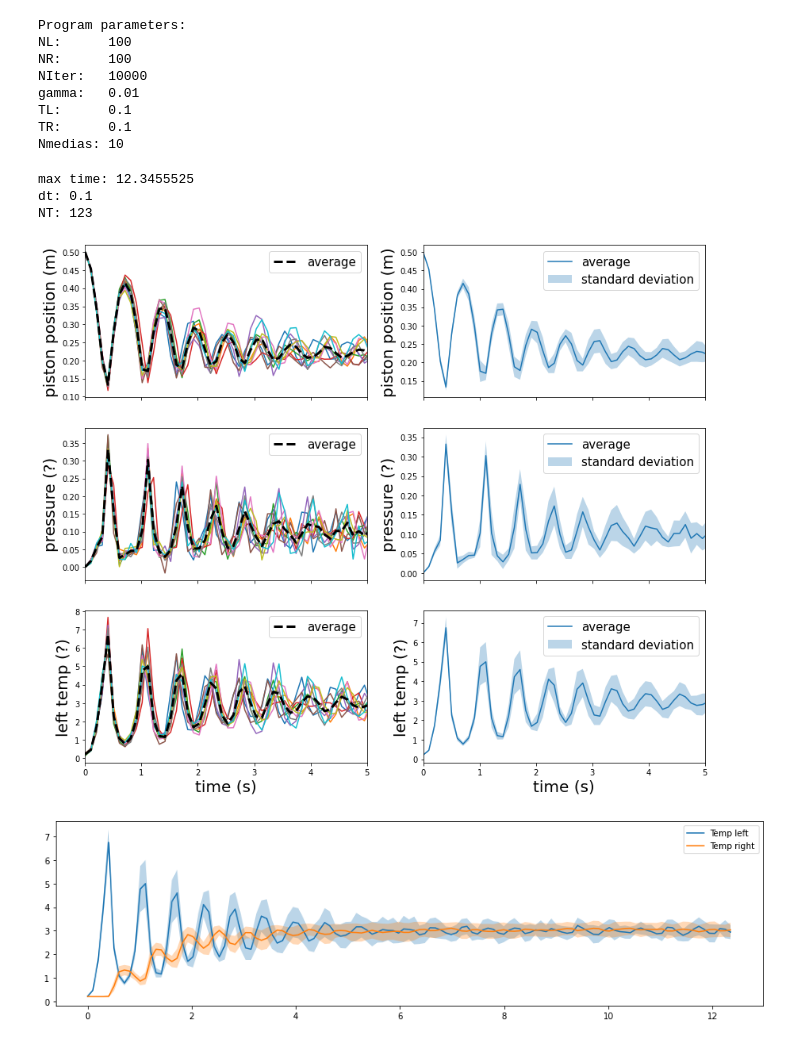
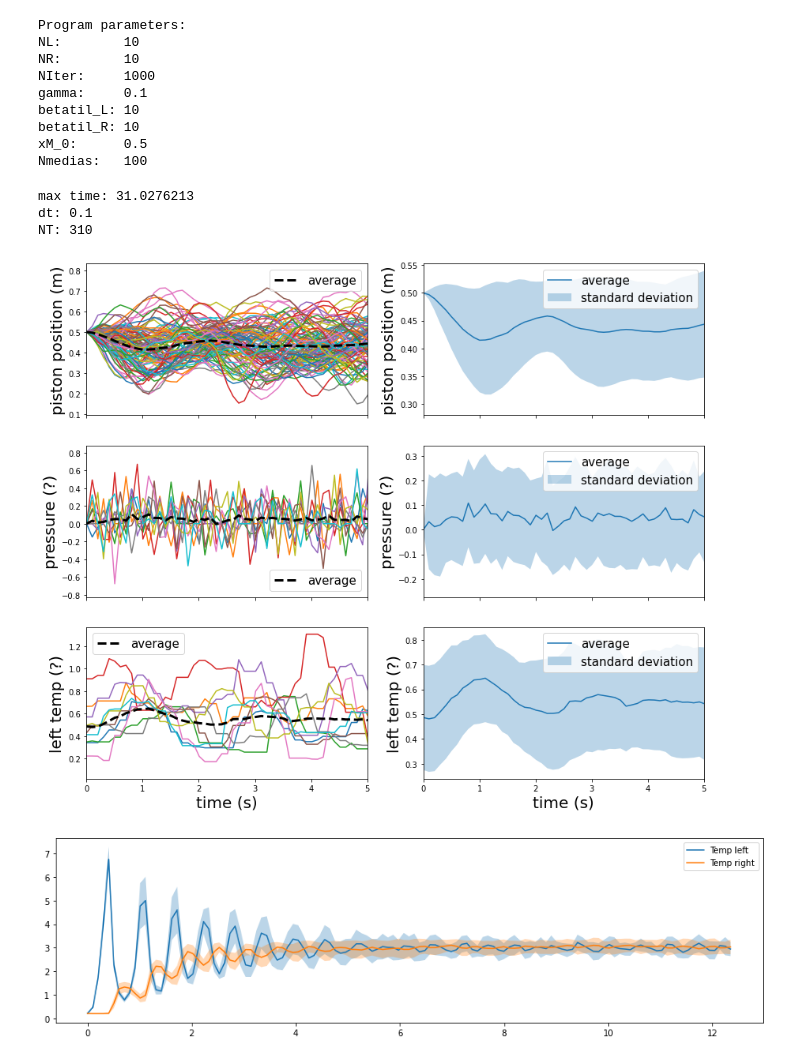
Before and after one commit to bgamboap/particles-piston, a Jupyter notebook: process.ipynb, the cells around one changed output. Drawn from its saved outputs; the diff is of its cells as text; code cells hidden in the pictures.

Commit message:
initial positions

```diff
--- a/process.ipynb
+++ b/process.ipynb
@@ -8,11 +8,11 @@ import uniformize
 # %%
 # Utility functions
 
-def run(NL, NR, NIter, gamma, TL, TR, log, NMed):
+def run(NL, NR, NIter, gamma, betat_L, betat_R, xM_0, log, NMed):
 
-    command = "src/piston {0} {1} {2} {3} {4} {5} {6}".format(NL, NR, NIter, gamma, TL, TR, NMed)
+    command = "src/piston {0} {1} {2} {3} {4} {5} {6} {7}".format(NL, NR, NIter, gamma, betat_L, betat_R, xM_0, NMed)
     if(log == True):
-        command = "src/pistonlog {0} {1} {2} {3} {4} {5} {6}".format(NL, NR, NIter, gamma,TL, TR, NMed)
+        command = "src/pistonlog {0} {1} {2} {3} {4} {5} {6} {7}".format(NL, NR, NIter, gamma, betat_L, betat_R, xM_0, NMed)
 
     p = subprocess.Popen(command, shell=True, stdout=subprocess.PIPE, stderr=subprocess.STDOUT)
     a = p.stdout.readlines()
@@ -25,28 +25,30 @@ def run(NL, NR, NIter, gamma, TL, TR, log, NMed):
     return a, observable, logdata
 # %%
 # Run the program
-NL    = 100   # Number of particles in the left
-NR    = 100   # Number of particles in the right
-NIter = 10000 # Number of iterations
-gamma = 0.01  # Mass of one particle divided by the mass of the piston
-TR    = 0.1   # Initial temperature of the left gas
-TL    = 0.1   # Initial temperature of the right gast
-NMED  = 10   # Number of averages
+NL      = 10   # Number of particles in the left
+NR      = 10   # Number of particles in the right
+NIter   = 1000 # Number of iterations
+gamma   = 0.1  # Mass of one particle divided by the mass of the piston
+betat_R = 10   # Initial temperature of the left gas
+betat_L = 10   # Initial temperature of the right gast
+xM_0    = 0.5
+NMED    = 100   # Number of averages
 
 N = NL + NR # Total number of particles
 
-output, obs, logdata = run(NL, NR, NIter, gamma, TL, TR, False, NMED)
+output, obs, logdata = run(NL, NR, NIter, gamma, betat_L, betat_R, xM_0, False, NMED)
 for i in output:
     print(i.decode('utf-8'),end="")
 # %% [output]
 Program parameters:
-NL:      100
-NR:      100
-NIter:   10000
-gamma:   0.01
-TL:      0.1
-TR:      0.1
-Nmedias: 10
+NL:        10
+NR:        10
+NIter:     1000
+gamma:     0.1
+betatil_L: 10
+betatil_R: 10
+xM_0:      0.5
+Nmedias:   100
 # %%
 # Find the smallest last time and create uniform time array
 smallest_maxt = min([i[-1,0] for i in obs])
@@ -78,16 +80,16 @@ for i in range(NMED):
     dev += (uniforms[i] - av)**2/NMED
 dev = np.sqrt(dev)
 # %% [output]
-max time: 12.3455525
+max time: 31.0276213
 dt: 0.1
-NT: 123
+NT: 310
 # %%
 fig, axs = plt.subplots(3,2,sharex=True)
 fig.set_figheight(12)
 fig.set_figwidth(14)
 
 # Plot some of the graphs
-for i in range(10):
+for i in range(100):
     axs[0,0].plot(uniforms[i][:,0], uniforms[i][:,1])
 axs[0,0].plot(av[:,0], av[:,1], 'k--', linewidth=3, label = "average")
 axs[0,0].set_xlim(0,5)
@@ -116,34 +118,34 @@ axs[1,0].legend(fontsize=15)
 
 # Plot the average and the standard deviation of the piston pressure
 axs[1,1].fill_between(av[:,0], av[:,4]-dev[:,4], av[:,4]+dev[:,4],alpha=0.3, label="standard deviation")
 axs[1,1].plot(av[:,0], av[:,4], label = "average")
 #axs[1,1].set_xlabel("time (s)", fontsize=20)
 axs[1,1].set_ylabel("pressure (?)", fontsize=20)
 axs[1,1].legend(fontsize=15)
 
 
 
 
 # Temperature
 for i in range(10):
     axs[2,0].plot(uniforms[i][:,0], uniforms[i][:,2])
 axs[2,0].plot(av[:,0], av[:,2], 'k--',  linewidth=3, label = "average")
 axs[2,0].set_xlim(0,5)
 axs[2,0].set_xlabel("time (s)", fontsize=20)
 axs[2,0].set_ylabel("left temp (?)", fontsize=20)
 axs[2,0].legend(fontsize=15)
 
 # Plot the average and the standard deviation of the piston pressure
 axs[2,1].fill_between(av[:,0], av[:,2]-dev[:,2], av[:,2]+dev[:,2],alpha=0.3, label="standard deviation")
 axs[2,1].plot(av[:,0], av[:,2], label = "average")
 axs[2,1].set_xlabel("time (s)", fontsize=20)
 axs[2,1].set_ylabel("left temp (?)", fontsize=20)
 axs[2,1].legend(fontsize=15)
 
 
 plt.show()
 # %% [output]
-[figure, old version]
+[figure, new version]
 # %%
 fig, axs = plt.subplots(1,1)
 fig.set_figheight(4)
```
Also changed, not shown: 7 other files.
